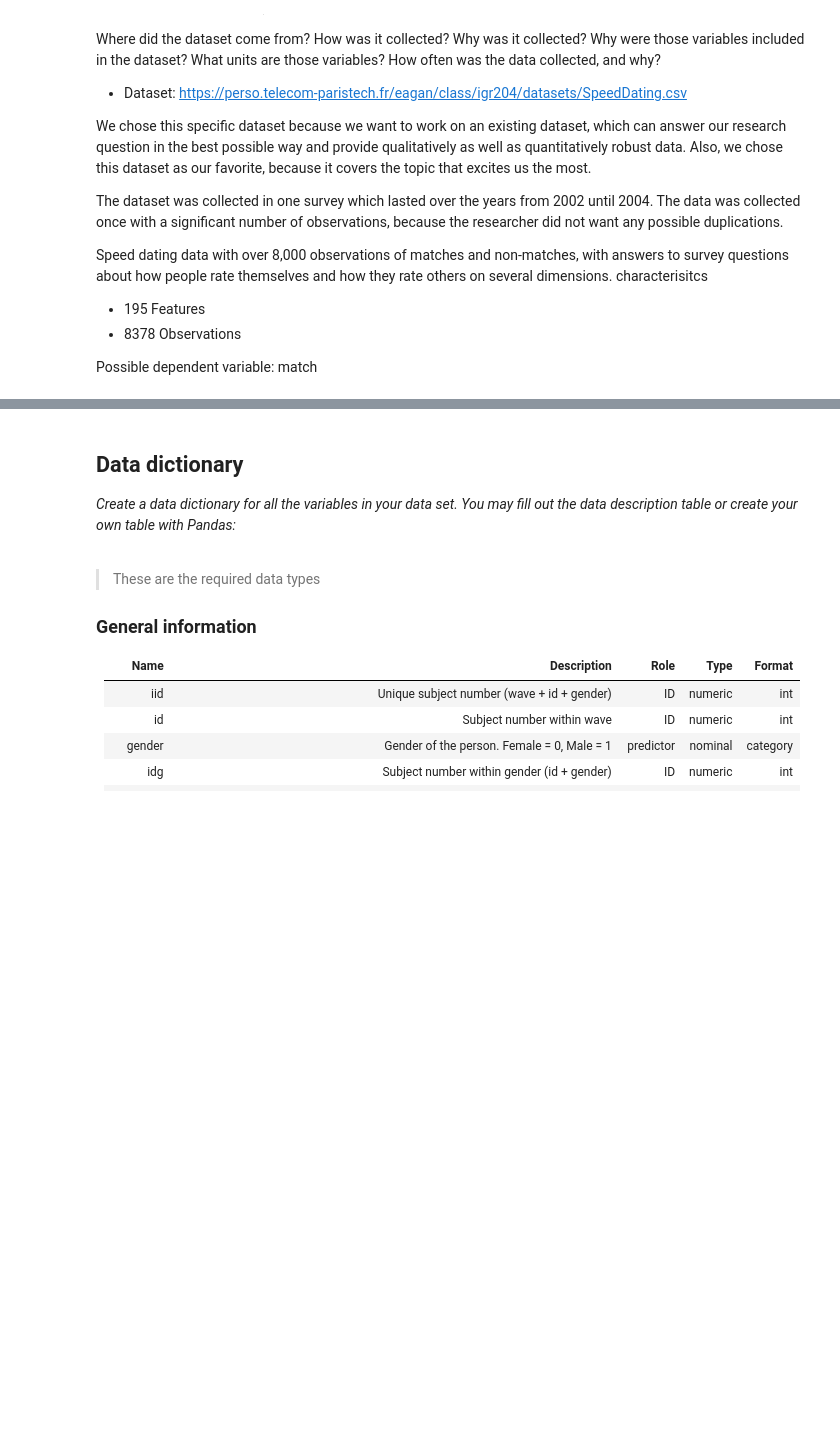
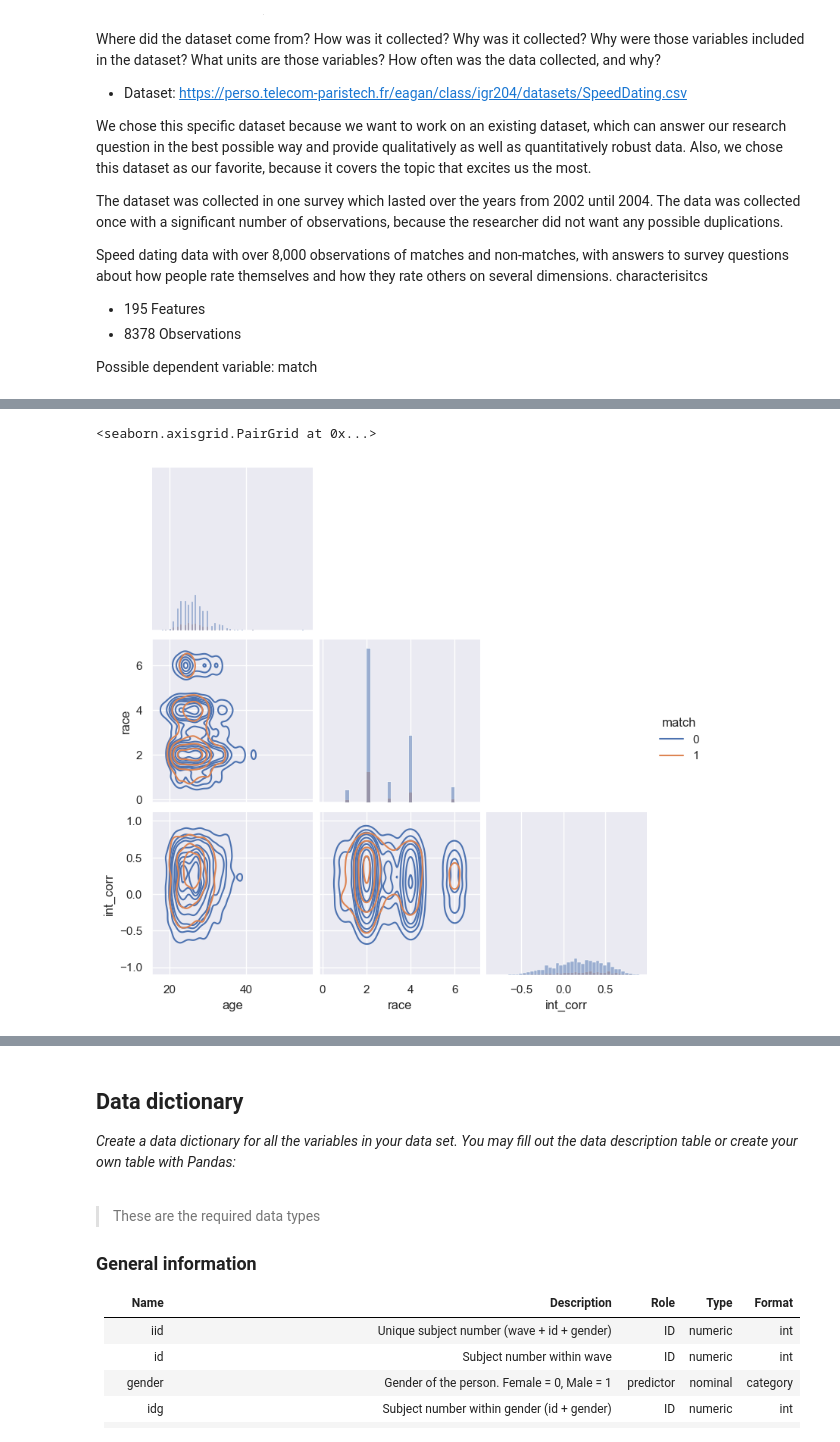
Before and after one commit to SvenWeiss-HDM/Projektgruppe_A, a Jupyter notebook: references/project-proposal.ipynb, the cells around one changed output, grey strips where cells are left out. Saved outputs shown, nothing was run; the diff lists cells and outputs as text; code cells hidden in the pictures; blank space fills up the shorter version.

Commit message:
Visuals

```diff
--- a/references/project-proposal.ipynb
+++ b/references/project-proposal.ipynb
@@ -66,0 +90,7 @@ In this section, you will provide a brief overview of your analysis approach. Th
+# %%
+df = pd.read_csv("../data/raw/SpeedDating.csv",delimiter=",")
+df.gender=df.gender.map({0:"Female",1:"Male"})
+sns.pairplot(df[["age","race","int_corr","match"]],hue="match",corner=True,kind="kde",diag_kind="hist")
+# %% [output]
+<seaborn.axisgrid.PairGrid at 0x...>
+[figure, added]
```
Also changed, not shown: parts of 3 cells of this notebook.
